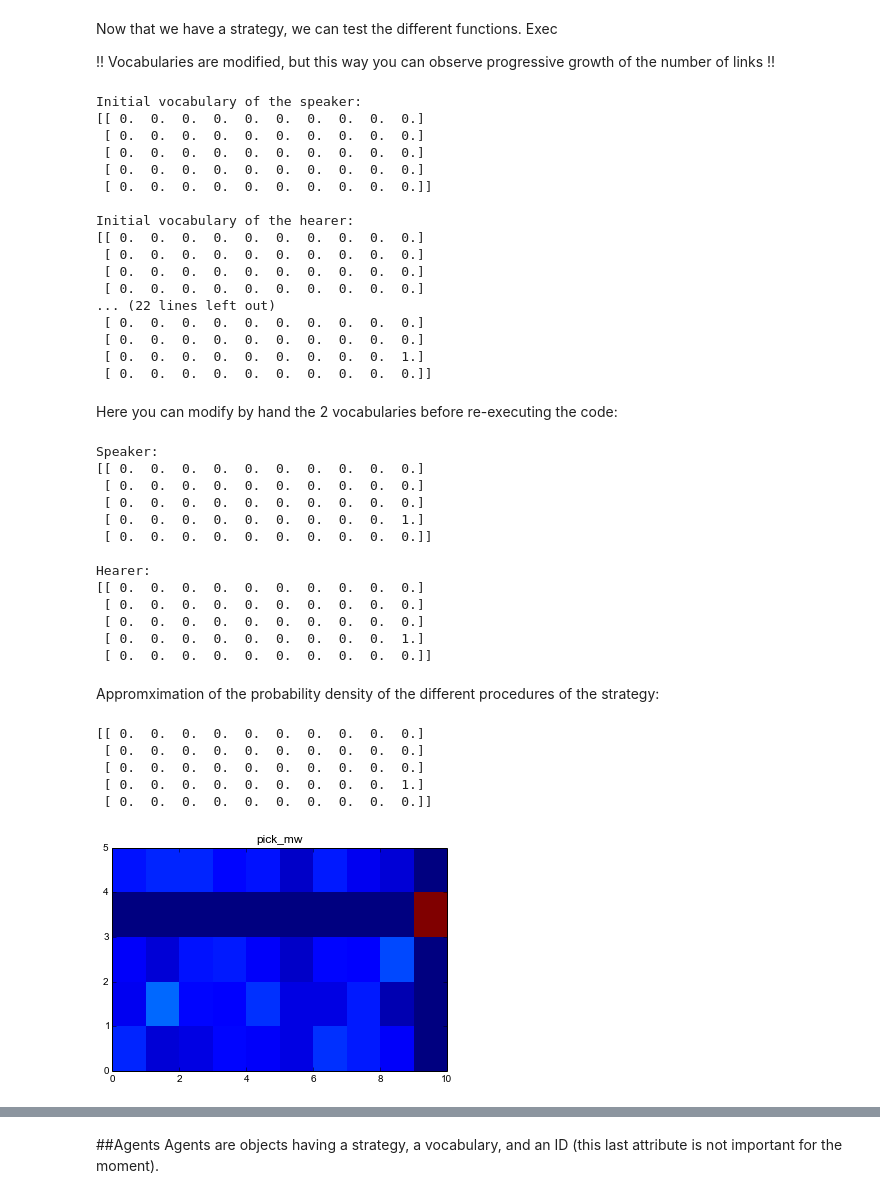
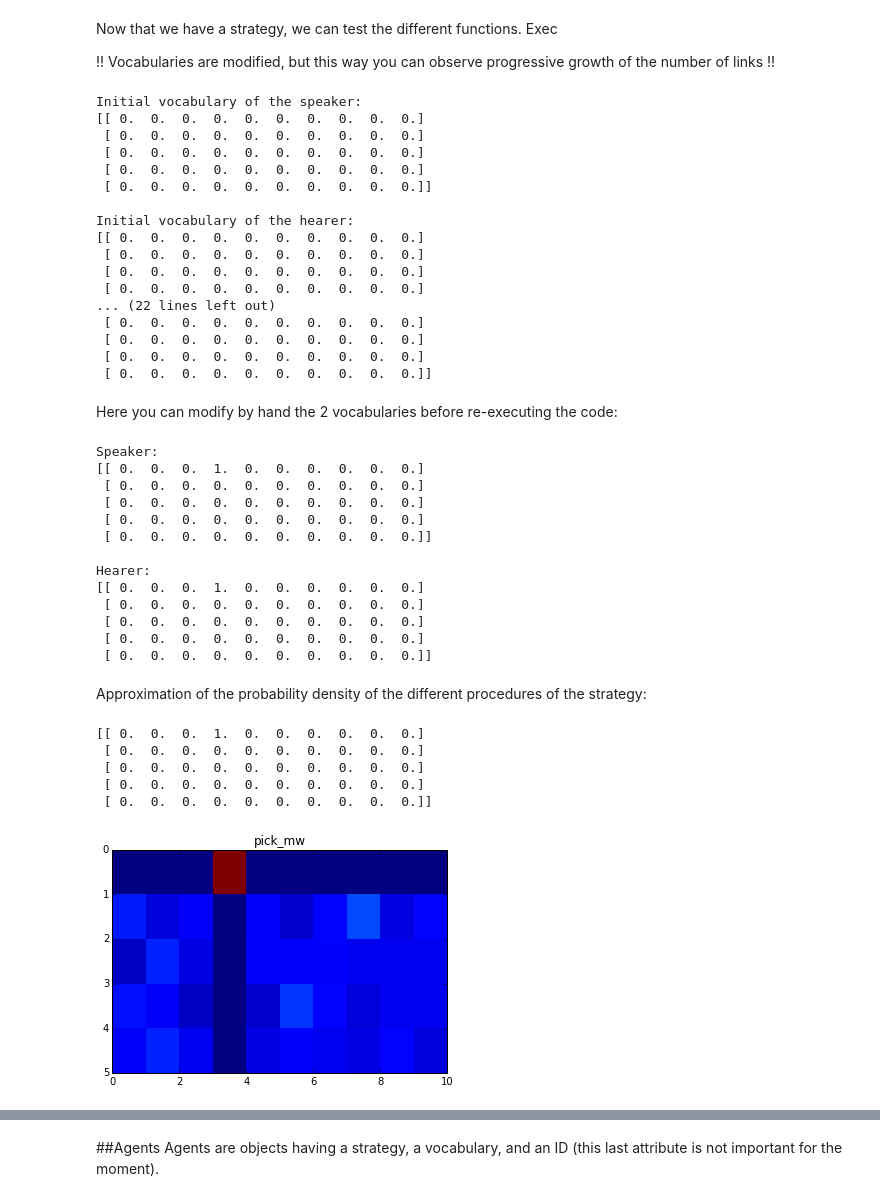
Before and after one commit to flowersteam/naminggamesal, a Jupyter notebook: notebooks/Introduction.ipynb, the cells around one changed output, grey strips where cells are left out. Cells and saved outputs as stored; diff of their text form; code cells hidden in the pictures.

```diff
--- a/notebooks/Introduction.ipynb
+++ b/notebooks/Introduction.ipynb
@@ -95,7 +97,7 @@ import matplotlib.pyplot as plt
 voctype="sparse"
 M=5
 W=10
-nlink=25
+nlink=1
 
 voctest2=ngvoc.Vocabulary(voctype,M,W)
 for i in range(0,nlink):
@@ -294,7 +296,7 @@ Initial vocabulary of the hearer:
 ... (22 lines left out)
  [ 0.  0.  0.  0.  0.  0.  0.  0.  0.  0.]
  [ 0.  0.  0.  0.  0.  0.  0.  0.  0.  0.]
- [ 0.  0.  0.  0.  0.  0.  0.  0.  0.  1.]
+ [ 0.  0.  0.  0.  0.  0.  0.  0.  0.  0.]
  [ 0.  0.  0.  0.  0.  0.  0.  0.  0.  0.]]
 # %% [markdown]
 
@@ -314,27 +316,27 @@ print("Hearer:")
 print(voctest_hearer)
 # %% [output]
 Speaker:
-[[ 0.  0.  0.  0.  0.  0.  0.  0.  0.  0.]
+[[ 0.  0.  0.  1.  0.  0.  0.  0.  0.  0.]
  [ 0.  0.  0.  0.  0.  0.  0.  0.  0.  0.]
  [ 0.  0.  0.  0.  0.  0.  0.  0.  0.  0.]
- [ 0.  0.  0.  0.  0.  0.  0.  0.  0.  1.]
+ [ 0.  0.  0.  0.  0.  0.  0.  0.  0.  0.]
  [ 0.  0.  0.  0.  0.  0.  0.  0.  0.  0.]]
 
 Hearer:
-[[ 0.  0.  0.  0.  0.  0.  0.  0.  0.  0.]
+[[ 0.  0.  0.  1.  0.  0.  0.  0.  0.  0.]
  [ 0.  0.  0.  0.  0.  0.  0.  0.  0.  0.]
  [ 0.  0.  0.  0.  0.  0.  0.  0.  0.  0.]
- [ 0.  0.  0.  0.  0.  0.  0.  0.  0.  1.]
+ [ 0.  0.  0.  0.  0.  0.  0.  0.  0.  0.]
  [ 0.  0.  0.  0.  0.  0.  0.  0.  0.  0.]]
 # %% [markdown]
-Appromximation of the probability density of the different procedures of the strategy:
+Approximation of the probability density of the different procedures of the strategy:
 # %%
 voctest_speaker.visual()
-teststrat.visual(voc=voctest_speaker,vtype="pick_mw",iter=500)
+teststrat.visual(voc=voctest_speaker,vtype="pick_mw",iterr=500)
 # %% [output]
-[[ 0.  0.  0.  0.  0.  0.  0.  0.  0.  0.]
+[[ 0.  0.  0.  1.  0.  0.  0.  0.  0.  0.]
  [ 0.  0.  0.  0.  0.  0.  0.  0.  0.  0.]
  [ 0.  0.  0.  0.  0.  0.  0.  0.  0.  0.]
- [ 0.  0.  0.  0.  0.  0.  0.  0.  0.  1.]
+ [ 0.  0.  0.  0.  0.  0.  0.  0.  0.  0.]
  [ 0.  0.  0.  0.  0.  0.  0.  0.  0.  0.]]
-[figure, old version]
+[figure, new version]
```
Also changed, not shown: parts of 11 cells of this notebook, 3 other files.
